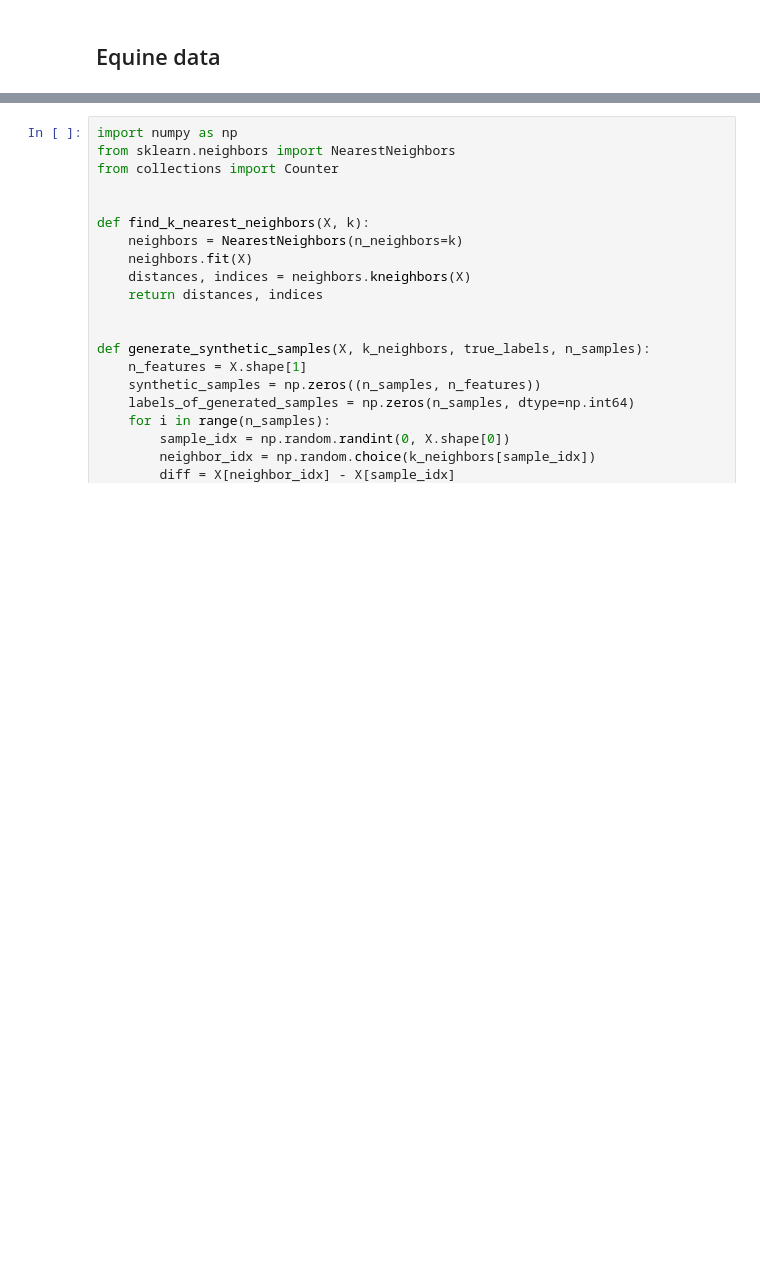
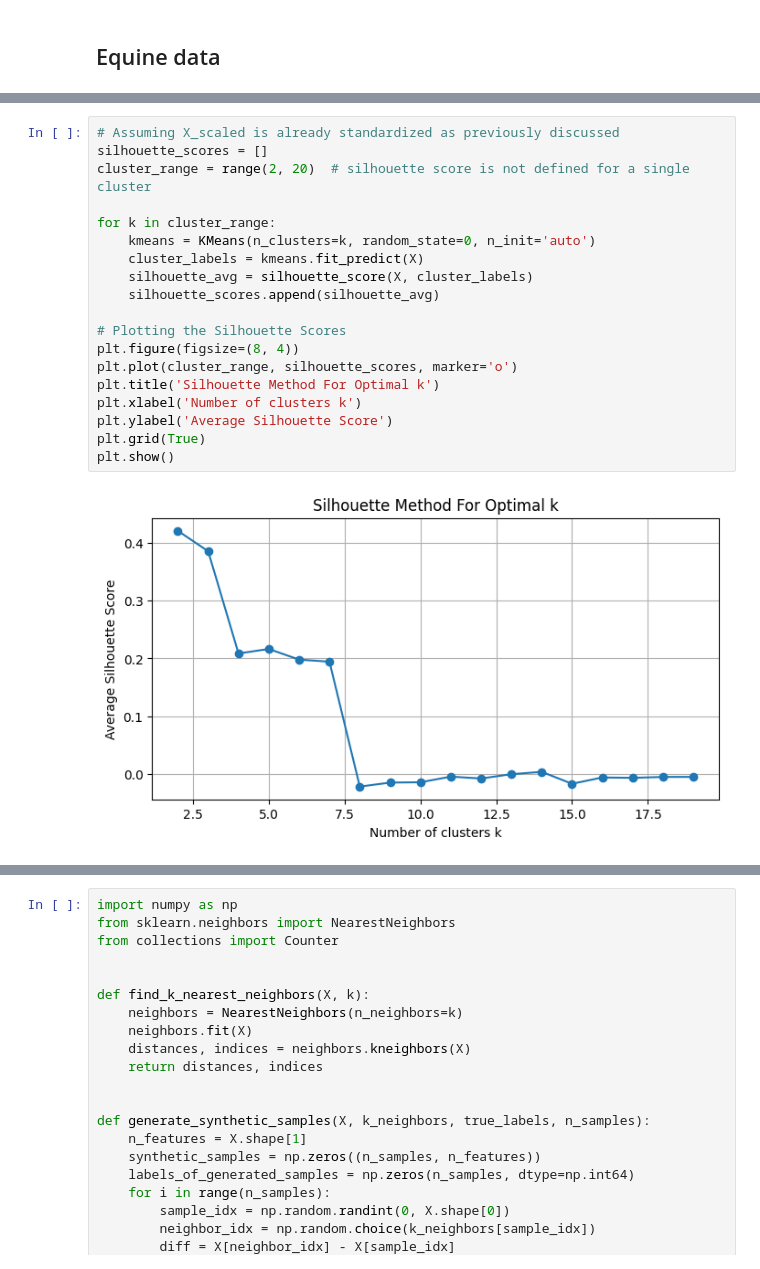
Before and after one commit to timodw/time_series_preprocessing, a Jupyter notebook: evaluation.ipynb, the cells around one changed output, grey strips where cells are left out. Cells and saved outputs as stored; diff of their text form; blank space fills up the shorter version.

```diff
--- a/evaluation.ipynb
+++ b/evaluation.ipynb
@@ -230,3 +221,24 @@ for class_label, sample in samples.items():
+# %%
+# Assuming X_scaled is already standardized as previously discussed
+silhouette_scores = []
+cluster_range = range(2, 20)  # silhouette score is not defined for a single cluster
+
+for k in cluster_range:
+    kmeans = KMeans(n_clusters=k, random_state=0, n_init='auto')
+    cluster_labels = kmeans.fit_predict(X)
+    silhouette_avg = silhouette_score(X, cluster_labels)
+    silhouette_scores.append(silhouette_avg)
+
+# Plotting the Silhouette Scores
+plt.figure(figsize=(8, 4))
+plt.plot(cluster_range, silhouette_scores, marker='o')
+plt.title('Silhouette Method For Optimal k')
+plt.xlabel('Number of clusters k')
+plt.ylabel('Average Silhouette Score')
+plt.grid(True)
+plt.show()
+# %% [output]
+[figure, added]
 # %%
 from sklearn.cluster import AgglomerativeClustering,  DBSCAN
 from collections import defaultdict
```
Also changed, not shown: parts of 12 cells of this notebook, 3 other files.
